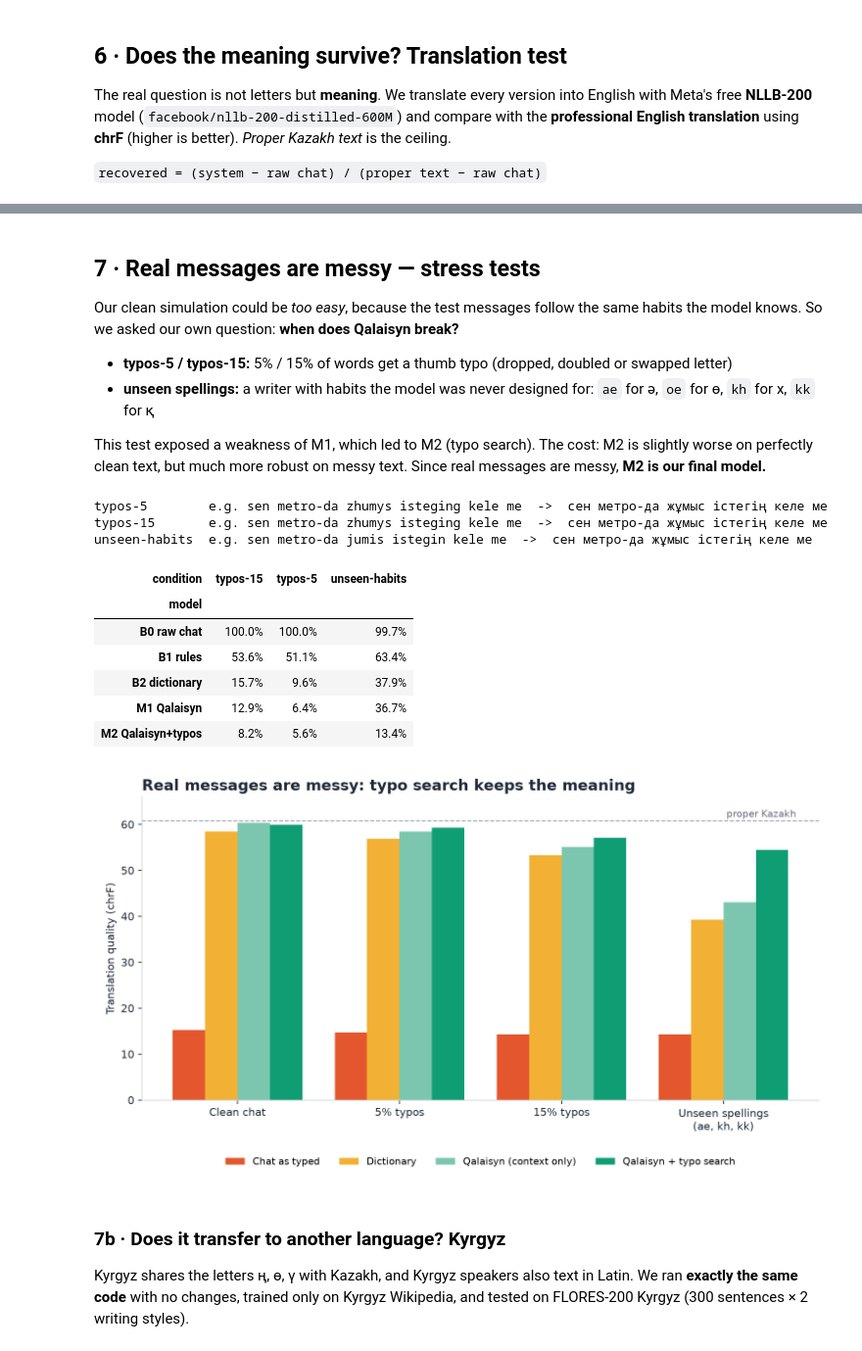
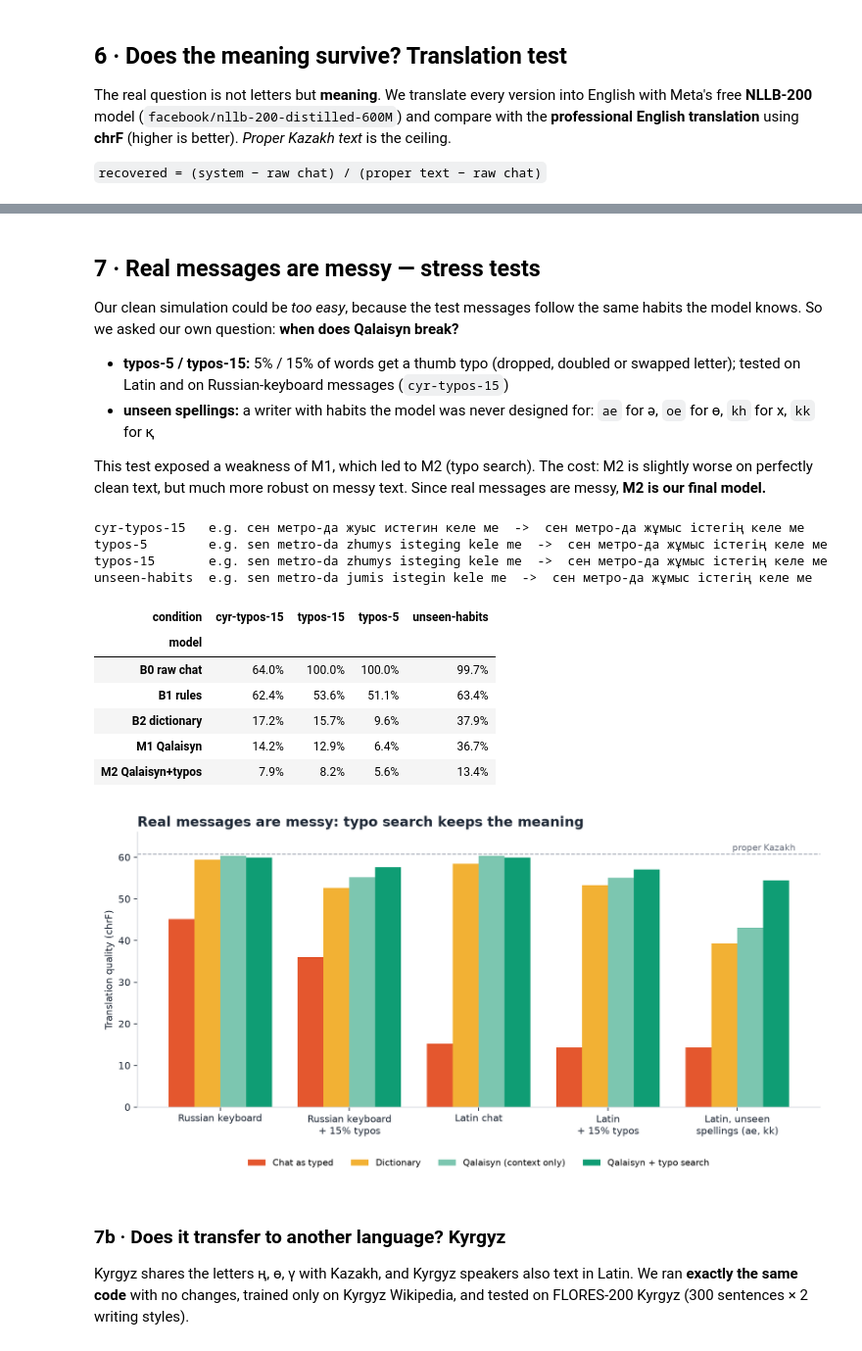
Before and after one commit to ZemBono/qalaisyn, a Jupyter notebook: Qalaisyn.ipynb, the cells around one changed output, grey strips where cells are left out. Shown at 98% size. Drawn from its saved outputs; the diff is of its cells as text; code cells hidden in the pictures.

Commit message:
Russian-keyboard Cyrillic as main case, per-word confidence and suggestions, updated write-up and demo
Co-Authored-By: Claude Opus 5.5 <noreply@anthropic.com>

```diff
--- a/Qalaisyn.ipynb
+++ b/Qalaisyn.ipynb
@@ -903,6 +1032,19 @@ ROOT = Path(__file__).resolve().parents[1]
 
 def build(rows, kind):
     out = []
+    if kind == "cyr-typos-15":     # Russian-keyboard Cyrillic + 15% thumb typos
+        from chatify import chatify_cyr
+        seen = set()
+        for r in rows:
+            if r["id"] in seen:
+                continue
+            seen.add(r["id"])
+            rr = dict(r)
+            rr["chat"] = add_typos(chatify_cyr(r["kaz"], "ru-keyboard", random.Random(f"c-{r['id']}")), 0.15,
+                                   random.Random(f"{kind}-{r['id']}"))
+            rr["profile"] = kind
+            out.append(rr)
+        return out
     for r in rows:
         if r["profile"] != "typical" and kind != "unseen-habits":
             continue
@@ -927,7 +1069,7 @@ if __name__ == "__main__":
                  QalaisynRestorer(lex, fuzzy=True, name="M2 Qalaisyn+typos")]
     base = load(name)
     results = {}
-    for kind in ["typos-5", "typos-15", "unseen-habits"]:
+    for kind in ["typos-5", "typos-15", "unseen-habits", "cyr-typos-15"]:
         rows = build(base, kind)
         table, outs = evaluate(restorers, rows, f"{name}_{kind}")
         results[kind] = {k: v for k, v in table.items() if "|" not in k}
@@ -1072,7 +1296,7 @@ def by_length(data, model=MODEL):
 
 
 if __name__ == "__main__":
-    data = rows("test_tatoeba") + rows("test_flores")
+    data = rows("test_tatoeba") + rows("test_flores") + rows("test_tatoeba_cyr") + rows("test_flores_cyr")
     rates, conf = letter_errors(data)
     print("Per-letter error rate (M2, clean test sets):")
     for l, (r, n) in sorted(rates.items(), key=lambda x: -x[1][0]):
@@ -1197,7 +1441,7 @@ M2 Qalaisyn+typos  баламның қызуы 39 көтерілді не іст
 # %%
 import pandas as pd
 tables = {}
-for name in ["test_tatoeba", "test_flores"]:
+for name in ["test_tatoeba_cyr", "test_flores_cyr", "test_tatoeba", "test_flores"]:
     tab, _ = evaluate(RESTORERS, load(name), name)
     tables[name] = tab
     df = pd.DataFrame({k: v for k, v in tab.items() if "|" not in k}).T.sort_index()
@@ -1291,7 +1557,8 @@ display(pd.DataFrame([{"chat message": r["chat"], "translation as typed": r["en|
 Our clean simulation could be *too easy*, because the test messages follow the same habits the model knows. So we
 asked our own question: **when does Qalaisyn break?**
 
-* **typos-5 / typos-15:** 5% / 15% of words get a thumb typo (dropped, doubled or swapped letter)
+* **typos-5 / typos-15:** 5% / 15% of words get a thumb typo (dropped, doubled or swapped letter);
+  tested on Latin and on Russian-keyboard messages (`cyr-typos-15`)
 * **unseen spellings:** a writer with habits the model was never designed for: `ae` for ә, `oe` for ө, `kh` for х, `kk` for қ
 
 This test exposed a weakness of M1, which led to M2 (typo search). The cost: M2 is slightly worse on perfectly
@@ -1299,25 +1566,26 @@ clean text, but much more robust on messy text. Since real messages are messy, *
 # %%
 from stress import build
 stress_rows = []
-for kind in ["typos-5", "typos-15", "unseen-habits"]:
+for kind in ["cyr-typos-15", "typos-5", "typos-15", "unseen-habits"]:
     tab, outs = evaluate(RESTORERS, build(load("test_tatoeba"), kind), f"test_tatoeba_{kind}")
     for k, v in tab.items():
         if "|" not in k: stress_rows.append({"condition": kind, "model": k, "WER": v["WER"]})
     print(f"{kind:14s} e.g. {outs[7]['chat']}  ->  {outs[7]['M2 Qalaisyn+typos']}")
 display(pd.DataFrame(stress_rows).pivot(index="model", columns="condition", values="WER").style.format("{:.1%}"))
 display(Image("figures/messy_messages.png", width=760))
 # %% [output]
+cyr-typos-15   e.g. сен метро-да жуыс истегин келе ме  ->  сен метро-да жұмыс істегің келе ме
 typos-5        e.g. sen metro-da zhumys isteging kele me  ->  сен метро-да жұмыс істегің келе ме
 typos-15       e.g. sen metro-da zhumys isteging kele me  ->  сен метро-да жұмыс істегің келе ме
 unseen-habits  e.g. sen metro-da jumis istegin kele me  ->  сен метро-да жұмыс істегің келе ме
-| condition | typos-15 | typos-5 | unseen-habits |
-| model |  |  |  |
-| B0 raw chat | 100.0% | 100.0% | 99.7% |
-| B1 rules | 53.6% | 51.1% | 63.4% |
-| B2 dictionary | 15.7% | 9.6% | 37.9% |
-| M1 Qalaisyn | 12.9% | 6.4% | 36.7% |
-| M2 Qalaisyn+typos | 8.2% | 5.6% | 13.4% |
+| condition | cyr-typos-15 | typos-15 | typos-5 | unseen-habits |
+| model |  |  |  |  |
+| B0 raw chat | 64.0% | 100.0% | 100.0% | 99.7% |
+| B1 rules | 62.4% | 53.6% | 51.1% | 63.4% |
+| B2 dictionary | 17.2% | 15.7% | 9.6% | 37.9% |
+| M1 Qalaisyn | 14.2% | 12.9% | 6.4% | 36.7% |
+| M2 Qalaisyn+typos | 7.9% | 8.2% | 5.6% | 13.4% |
-[figure, old version]
+[figure, new version]
 # %% [markdown]
 ### 7b · Does it transfer to another language? Kyrgyz
 
```
Also changed, not shown: parts of 23 cells of this notebook, 54 other files.
